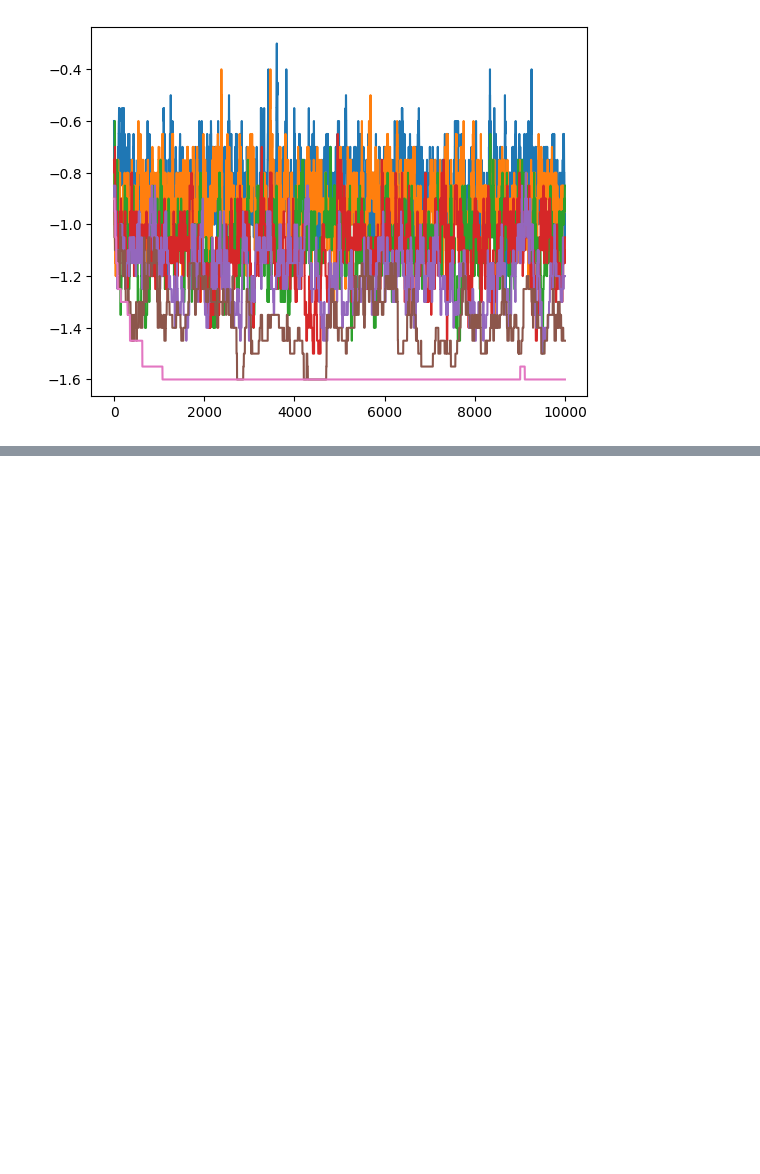
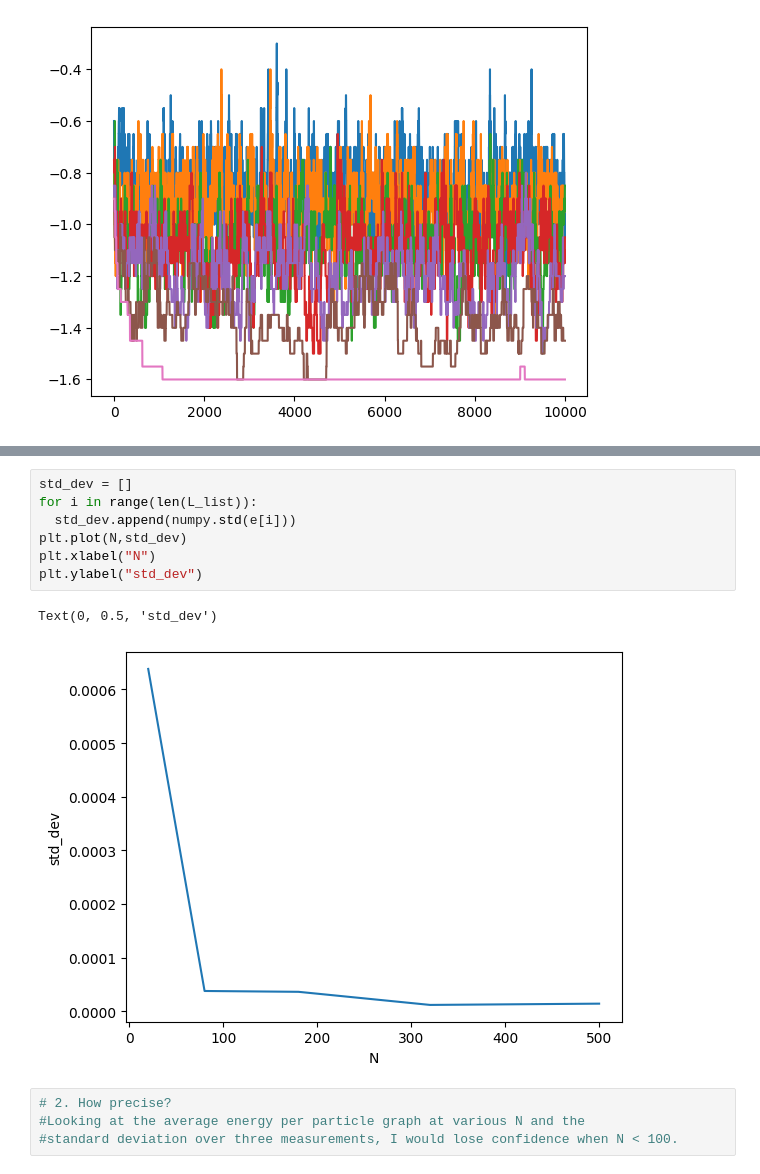
Before and after one commit to StephMcCallum/MSE563-SM, a Jupyter notebook: HW_4.ipynb, the cells around one changed output, grey strips where cells are left out. Cells and saved outputs as stored; diff of their text form; blank space fills up the shorter version.

```diff
--- a/HW_4.ipynb
+++ b/HW_4.ipynb
@@ -227 +234,15 @@ plt.plot(N,e)
+# %%
+std_dev = []
+for i in range(len(L_list)):
+  std_dev.append(numpy.std(e[i]))
+plt.plot(N,std_dev)
+plt.xlabel("N")
+plt.ylabel("std_dev")
+# %% [output]
+Text(0, 0.5, 'std_dev')
+[figure, added]
+# %%
+# 2. How precise?
+#Looking at the average energy per particle graph at various N and the
+#standard deviation over three measurements, I would lose confidence when N < 100.
 # %%
```
Also changed, not shown: parts of 10 cells of this notebook.
